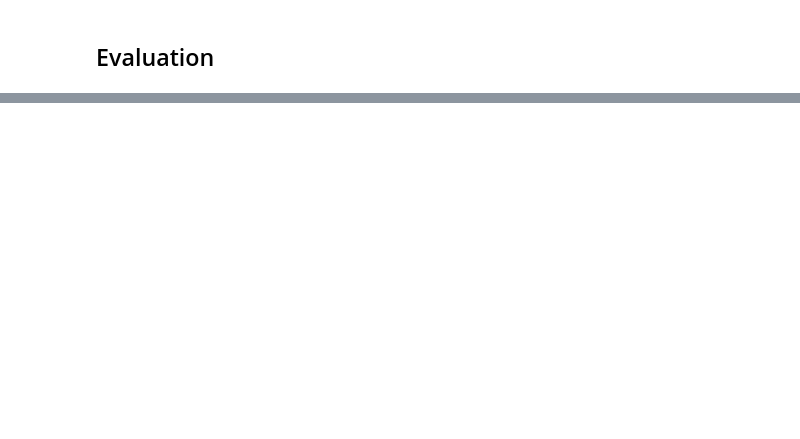
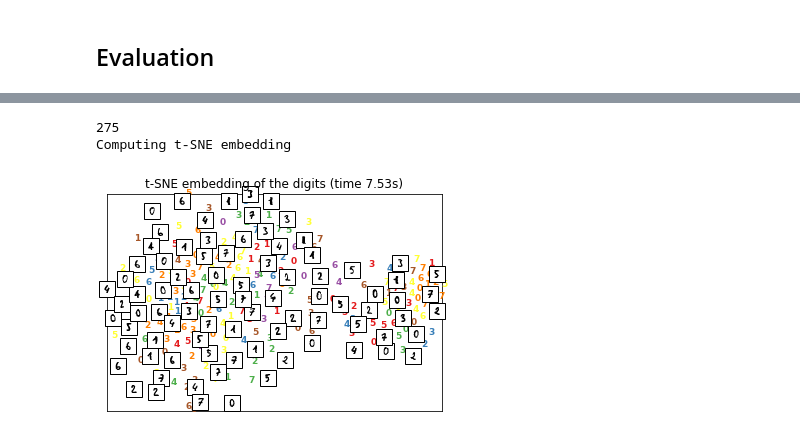
Before and after one commit to david-siqi-liu/cs684-final-project, a Jupyter notebook: cs684_project_DANN.ipynb, the cells around one changed output, grey strips where cells are left out. Cells and saved outputs as stored; diff of their text form; code cells hidden in the pictures; blank space fills up the shorter version.

```diff
--- a/cs684_project_DANN.ipynb
+++ b/cs684_project_DANN.ipynb
@@ -718,7 +769,7 @@ model(x0_t)
 # Optimizer
 # %%
 optimizer = torch.optim.Adam(model.parameters(),
-                             lr = 0.001)
+                             lr = 0.0001)
 
 loss_class = torch.nn.NLLLoss()
 loss_domain = torch.nn.NLLLoss()
@@ -849,31 +906,42 @@ plt.show()
 # %%
 leng = len(target_test_dataset)
 print(leng)
 #test_leng = 10
 
 imgs = np.zeros(shape=(leng,150528))
-labels = []
+prediction_labels = []
+model = model.eval()
 
 for index in range(0,leng) :
     img, label, domain = target_test_dataset[index]
-    img = tensor_to_PIL(img, *norm)
+    if USE_GPU:
+      img = img.cuda()
+      model = model.cuda()
+    output = model.forward(img[None])[0]
+    prediction = int(torch.argmax(output).cpu().numpy())
+    img = img.cpu().numpy()
+  #  img = tensor_to_PIL(img, *norm)
     img = img.flatten()
     imgs[index] = img
-    labels.append(label)
+    prediction_labels.append(prediction)
 
 X = imgs
-y = labels
+y = prediction_labels
 
 
 print("Computing t-SNE embedding")
-tsne = manifold.TSNE(perplexity=10, n_components=2, init='pca', learning_rate=200, random_state=0, n_iter=5000)
+tsne = manifold.TSNE(perplexity=50, n_components=2, init='pca', learning_rate=200, random_state=0, n_iter=3000)
 t0 = time()
 X_tsne = tsne.fit_transform(X)
 plot_embedding(X_tsne,
                 "t-SNE embedding of the digits (time %.2fs)" %
                 (time() - t0))
 
 plt.show()
+# %% [output]
+275
+Computing t-SNE embedding
+[figure, added]
 # %%
 # Isomap projection of the digits dataset
 n_neighbors = 30
```
Also changed, not shown: parts of 20 cells of this notebook.
